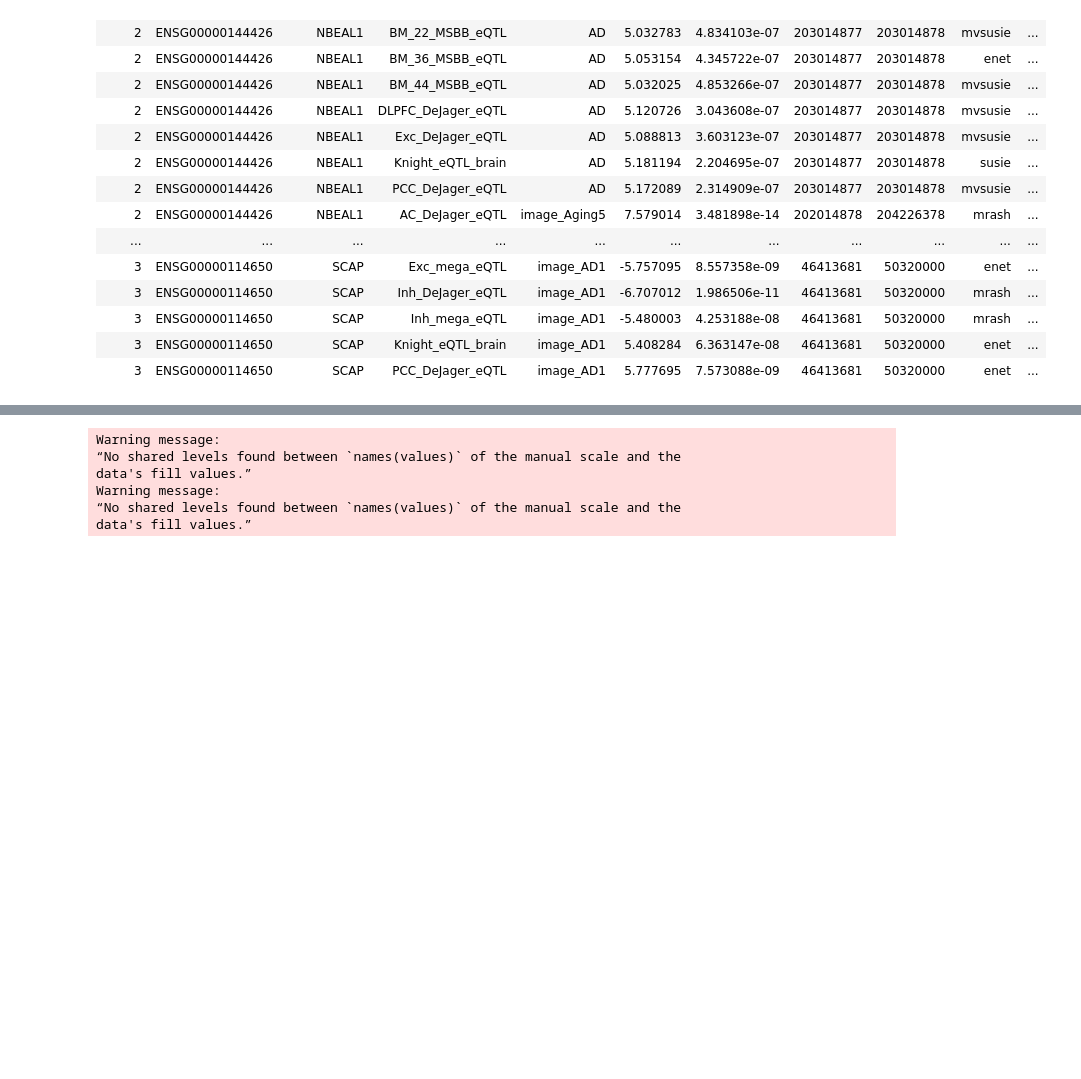
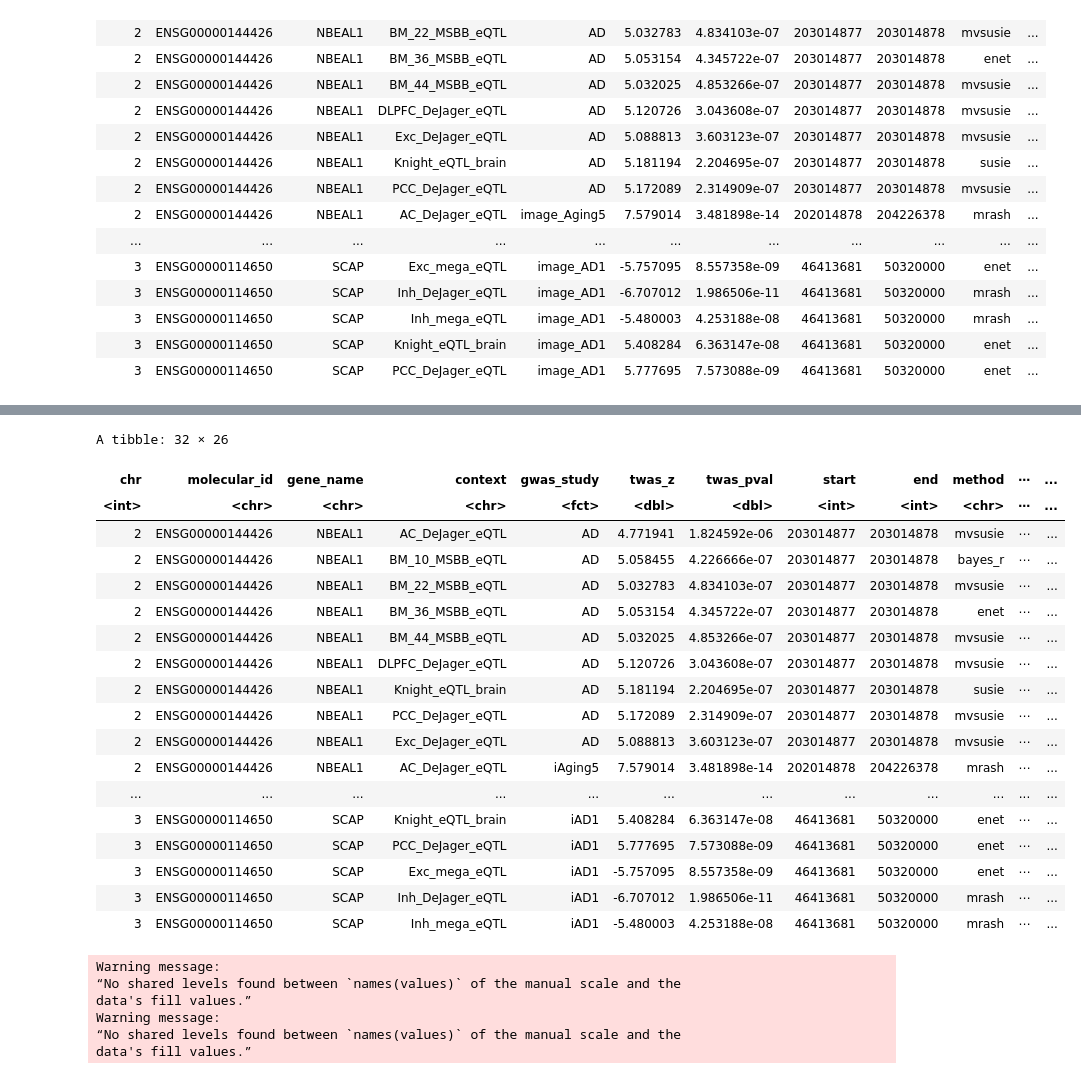
Before and after one commit to rl3328/DNE_xQTL_paper, a Jupyter notebook: main_text/4_candidate_genes/staging/interested_genes/TWAS_QTL/twas_story_allcontexts.ipynb, the cells around one changed output, grey strips where cells are left out. Cells and saved outputs as stored; diff of their text form; code cells hidden in the pictures; blank space fills up the shorter version.

```diff
--- a/main_text/4_candidate_genes/staging/interested_genes/TWAS_QTL/twas_story_allcontexts.ipynb
+++ b/main_text/4_candidate_genes/staging/interested_genes/TWAS_QTL/twas_story_allcontexts.ipynb
@@ -777,0 +778,22 @@ Width breakdown:
+# %%
+plot_data_processed
+# %% [output]
+A tibble: 32 × 26
+| chr | molecular_id | gene_name | context | gwas_study | twas_z | twas_pval | start | end | method | ⋯ | ... |
+| <int> | <chr> | <chr> | <chr> | <fct> | <dbl> | <dbl> | <int> | <int> | <chr> | ⋯ | ... |
+| 2 | ENSG00000144426 | NBEAL1 | AC_DeJager_eQTL | AD | 4.771941 | 1.824592e-06 | 203014877 | 203014878 | mvsusie | ⋯ | ... |
+| 2 | ENSG00000144426 | NBEAL1 | BM_10_MSBB_eQTL | AD | 5.058455 | 4.226666e-07 | 203014877 | 203014878 | bayes_r | ⋯ | ... |
+| 2 | ENSG00000144426 | NBEAL1 | BM_22_MSBB_eQTL | AD | 5.032783 | 4.834103e-07 | 203014877 | 203014878 | mvsusie | ⋯ | ... |
+| 2 | ENSG00000144426 | NBEAL1 | BM_36_MSBB_eQTL | AD | 5.053154 | 4.345722e-07 | 203014877 | 203014878 | enet | ⋯ | ... |
+| 2 | ENSG00000144426 | NBEAL1 | BM_44_MSBB_eQTL | AD | 5.032025 | 4.853266e-07 | 203014877 | 203014878 | mvsusie | ⋯ | ... |
+| 2 | ENSG00000144426 | NBEAL1 | DLPFC_DeJager_eQTL | AD | 5.120726 | 3.043608e-07 | 203014877 | 203014878 | mvsusie | ⋯ | ... |
+| 2 | ENSG00000144426 | NBEAL1 | Knight_eQTL_brain | AD | 5.181194 | 2.204695e-07 | 203014877 | 203014878 | susie | ⋯ | ... |
+| 2 | ENSG00000144426 | NBEAL1 | PCC_DeJager_eQTL | AD | 5.172089 | 2.314909e-07 | 203014877 | 203014878 | mvsusie | ⋯ | ... |
+| 2 | ENSG00000144426 | NBEAL1 | Exc_DeJager_eQTL | AD | 5.088813 | 3.603123e-07 | 203014877 | 203014878 | mvsusie | ⋯ | ... |
+| 2 | ENSG00000144426 | NBEAL1 | AC_DeJager_eQTL | iAging5 | 7.579014 | 3.481898e-14 | 202014878 | 204226378 | mrash | ⋯ | ... |
+| ... | ... | ... | ... | ... | ... | ... | ... | ... | ... | ... | ... |
+| 3 | ENSG00000114650 | SCAP | Knight_eQTL_brain | iAD1 | 5.408284 | 6.363147e-08 | 46413681 | 50320000 | enet | ⋯ | ... |
+| 3 | ENSG00000114650 | SCAP | PCC_DeJager_eQTL | iAD1 | 5.777695 | 7.573088e-09 | 46413681 | 50320000 | enet | ⋯ | ... |
+| 3 | ENSG00000114650 | SCAP | Exc_mega_eQTL | iAD1 | -5.757095 | 8.557358e-09 | 46413681 | 50320000 | enet | ⋯ | ... |
+| 3 | ENSG00000114650 | SCAP | Inh_DeJager_eQTL | iAD1 | -6.707012 | 1.986506e-11 | 46413681 | 50320000 | mrash | ⋯ | ... |
+| 3 | ENSG00000114650 | SCAP | Inh_mega_eQTL | iAD1 | -5.480003 | 4.253188e-08 | 46413681 | 50320000 | mrash | ⋯ | ... |
```
Also changed, not shown: parts of 3 cells of this notebook, 2 other files.
